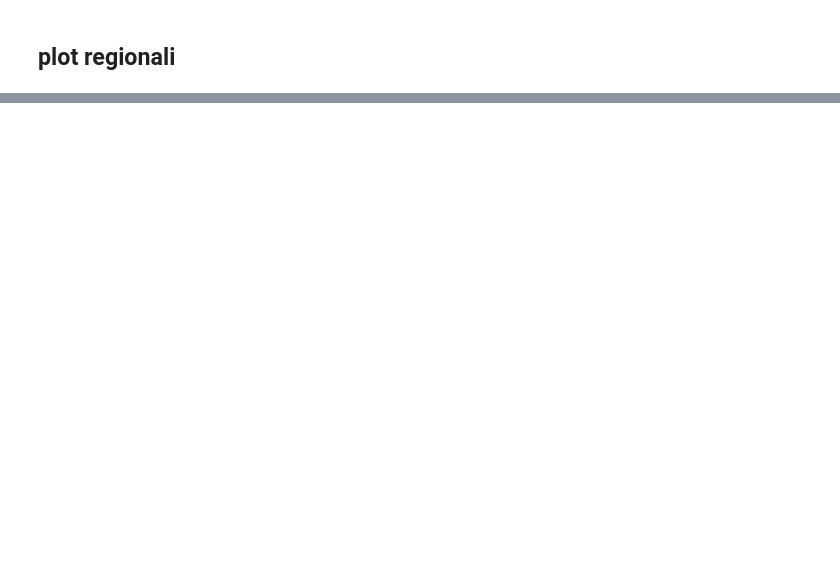
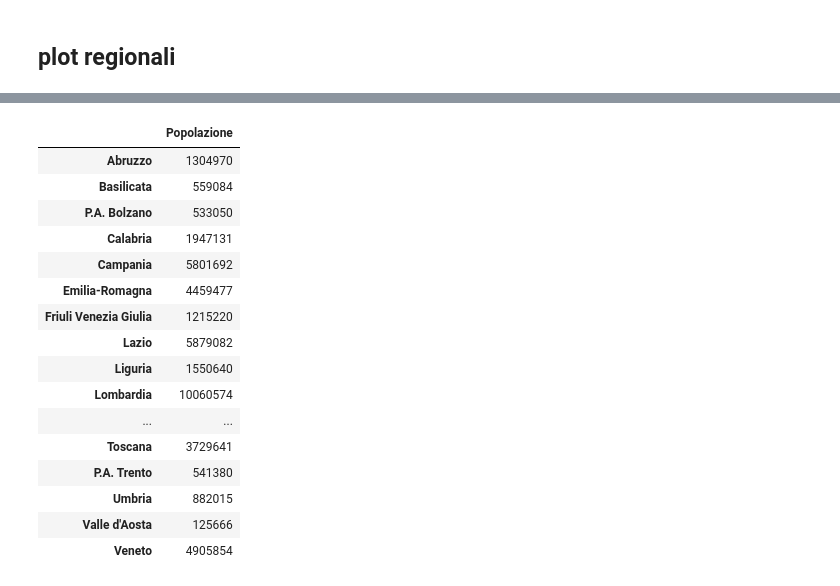
Before and after one commit to apalladi/datascienceprojects, a Jupyter notebook: covid19/SIR-v2-ITA-regionale.ipynb, the cells around one changed output, grey strips where cells are left out. Cells and saved outputs as stored; diff of their text form; code cells hidden in the pictures; blank space fills up the shorter version.

```diff
--- a/covid19/SIR-v2-ITA-regionale.ipynb
+++ b/covid19/SIR-v2-ITA-regionale.ipynb
@@ -154 +154,34 @@ plt.show()
+# %%
+nomiregioni       = np.array(['Abruzzo','Basilicata','P.A. Bolzano','Calabria','Campania','Emilia-Romagna',
+                              'Friuli Venezia Giulia','Lazio','Liguria','Lombardia','Marche','Molise','Piemonte',
+                              'Puglia','Sardegna','Sicilia','Toscana','P.A. Trento','Umbria','Valle d\'Aosta','Veneto'])
+
+
+
+pop_regioni   =  np.array([1304970, 559084,533050, 1947131, 5801692, 4459477, 1215220, 5879082, 1550640, 10060574, 1525271, 305617, 4356406, 4029053, 1639591, 4999891, 3729641,541380, 882015, 125666, 4905854])
+
+
+df_popregioni=pd.DataFrame(pop_regioni)
+df_popregioni.index=nomiregioni
+df_popregioni.columns=['Popolazione']
+
+df_popregioni
+# %% [output]
+|  | Popolazione |
+| Abruzzo | 1304970 |
+| Basilicata | 559084 |
+| P.A. Bolzano | 533050 |
+| Calabria | 1947131 |
+| Campania | 5801692 |
+| Emilia-Romagna | 4459477 |
+| Friuli Venezia Giulia | 1215220 |
+| Lazio | 5879082 |
+| Liguria | 1550640 |
+| Lombardia | 10060574 |
+| ... | ... |
+| Toscana | 3729641 |
+| P.A. Trento | 541380 |
+| Umbria | 882015 |
+| Valle d'Aosta | 125666 |
+| Veneto | 4905854 |
 # %%
```
Also changed, not shown: parts of 7 cells of this notebook, 23 other files.
